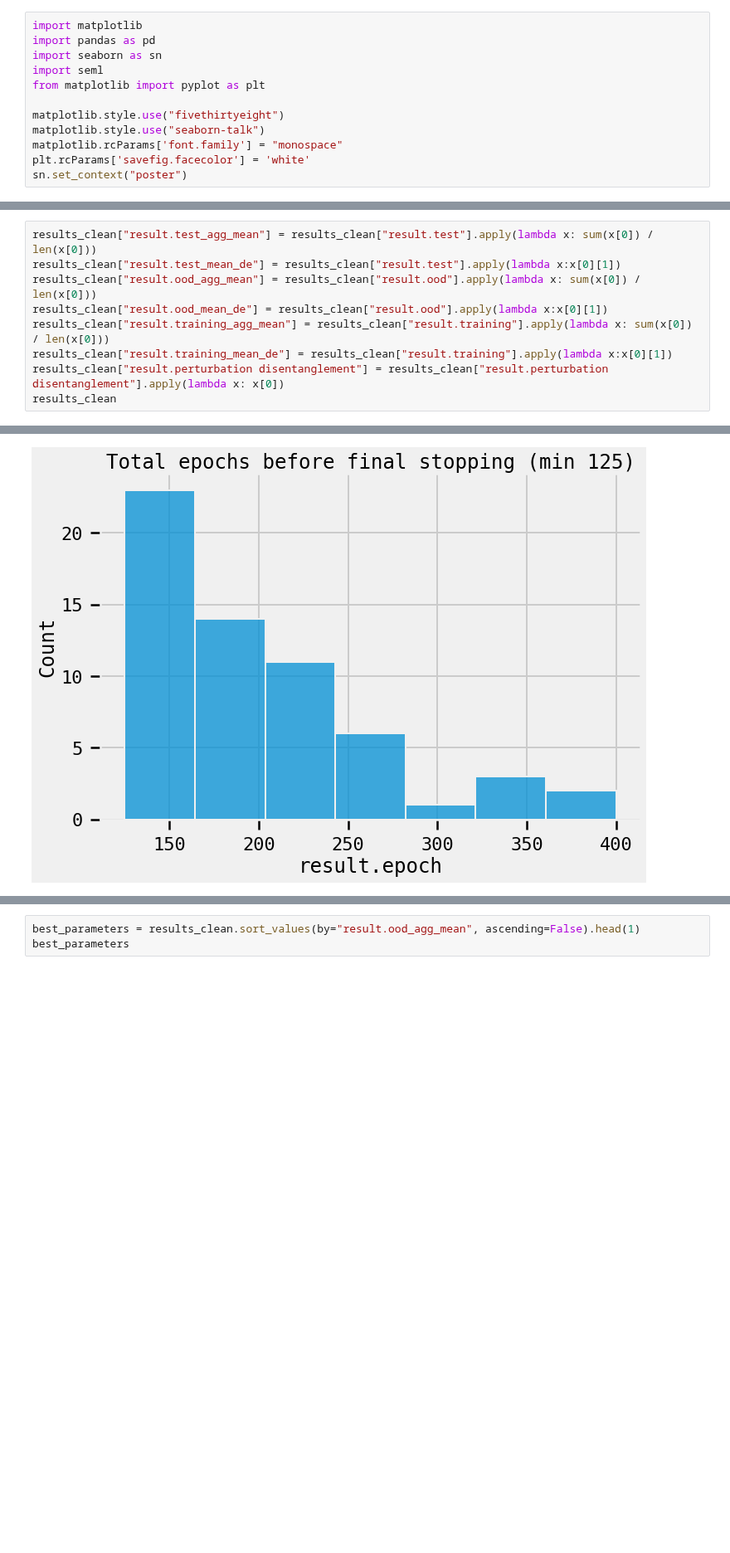
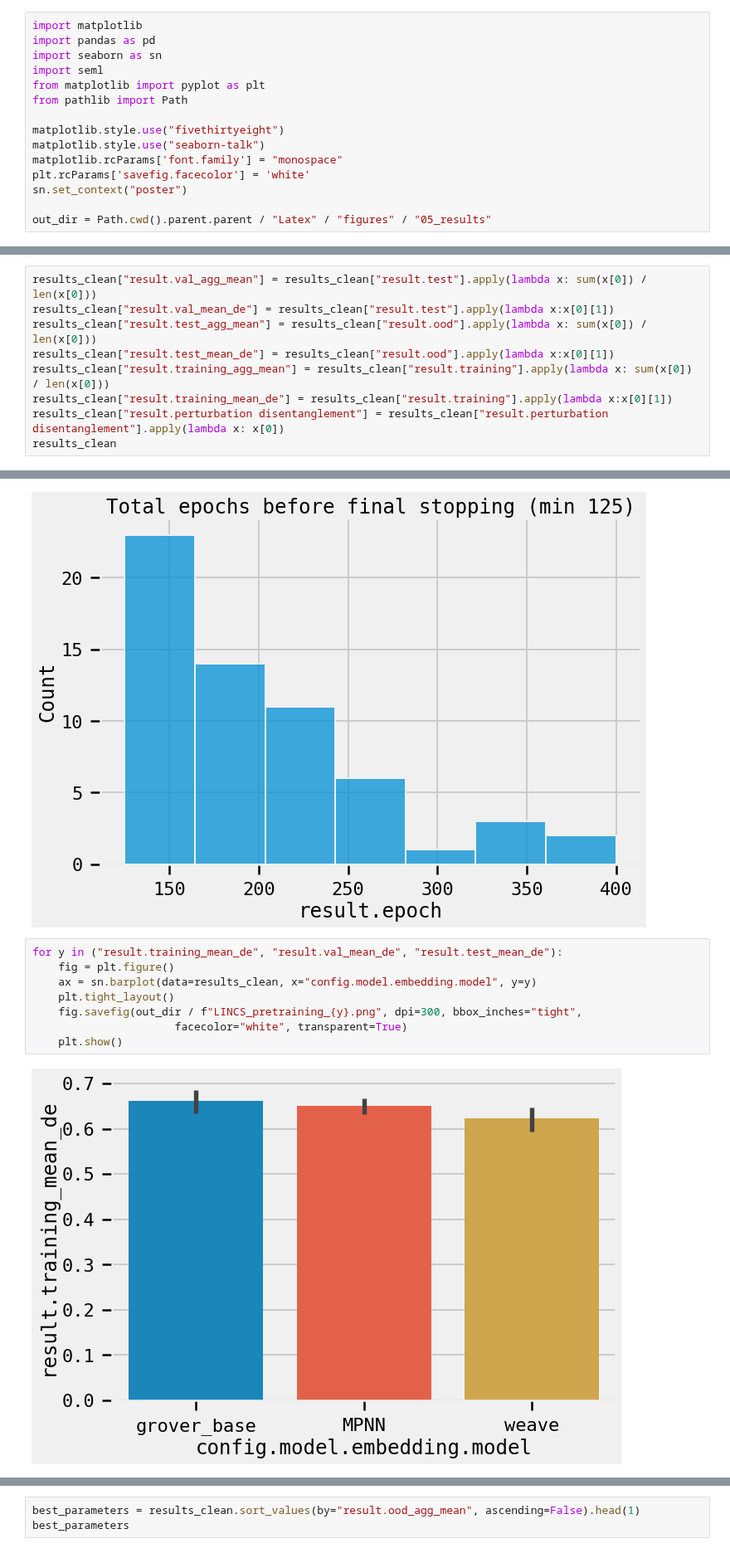
Before and after one commit to theislab/chemCPA, a Jupyter notebook: simon/plot_sweep_results.ipynb, the cells around one changed output, grey strips where cells are left out. Shown at 83% size. Drawn from its saved outputs; the diff is of its cells as text; blank space fills up the shorter version.

```diff
--- a/simon/plot_sweep_results.ipynb
+++ b/simon/plot_sweep_results.ipynb
@@ -4,12 +4,15 @@ import pandas as pd
 import seaborn as sn
 import seml
 from matplotlib import pyplot as plt
+from pathlib import Path
 
 matplotlib.style.use("fivethirtyeight")
 matplotlib.style.use("seaborn-talk")
 matplotlib.rcParams['font.family'] = "monospace"
 plt.rcParams['savefig.facecolor'] = 'white'
 sn.set_context("poster")
+
+out_dir = Path.cwd().parent.parent / "Latex" / "figures" / "05_results"
 # %%
 results = seml.get_results(
     "cpa_transf",
@@ -93,10 +96,10 @@ What are we most interested in:
 - Is the adversarial loss in the right ballpark?
 - Which ones where the best hyperparameters?
 # %%
-results_clean["result.test_agg_mean"] = results_clean["result.test"].apply(lambda x: sum(x[0]) / len(x[0]))
-results_clean["result.test_mean_de"] = results_clean["result.test"].apply(lambda x:x[0][1])
-results_clean["result.ood_agg_mean"] = results_clean["result.ood"].apply(lambda x: sum(x[0]) / len(x[0]))
-results_clean["result.ood_mean_de"] = results_clean["result.ood"].apply(lambda x:x[0][1])
+results_clean["result.val_agg_mean"] = results_clean["result.test"].apply(lambda x: sum(x[0]) / len(x[0]))
+results_clean["result.val_mean_de"] = results_clean["result.test"].apply(lambda x:x[0][1])
+results_clean["result.test_agg_mean"] = results_clean["result.ood"].apply(lambda x: sum(x[0]) / len(x[0]))
+results_clean["result.test_mean_de"] = results_clean["result.ood"].apply(lambda x:x[0][1])
 results_clean["result.training_agg_mean"] = results_clean["result.training"].apply(lambda x: sum(x[0]) / len(x[0]))
 results_clean["result.training_mean_de"] = results_clean["result.training"].apply(lambda x:x[0][1])
 results_clean["result.perturbation disentanglement"] = results_clean["result.perturbation disentanglement"].apply(lambda x: x[0])
@@ -125,3 +129,13 @@ ax.set_title("Total epochs before final stopping (min 125)")
 # %% [output]
 Text(0.5, 1.0, 'Total epochs before final stopping (min 125)')
 [figure]
+# %%
+for y in ("result.training_mean_de", "result.val_mean_de", "result.test_mean_de"):
+    fig = plt.figure()
+    ax = sn.barplot(data=results_clean, x="config.model.embedding.model", y=y)
+    plt.tight_layout()
+    fig.savefig(out_dir / f"LINCS_pretraining_{y}.png", dpi=300, bbox_inches="tight",
+                      facecolor="white", transparent=True)
+    plt.show()
+# %% [output]
+[figure, added]
```
Also changed, not shown: parts of 5 cells of this notebook.
